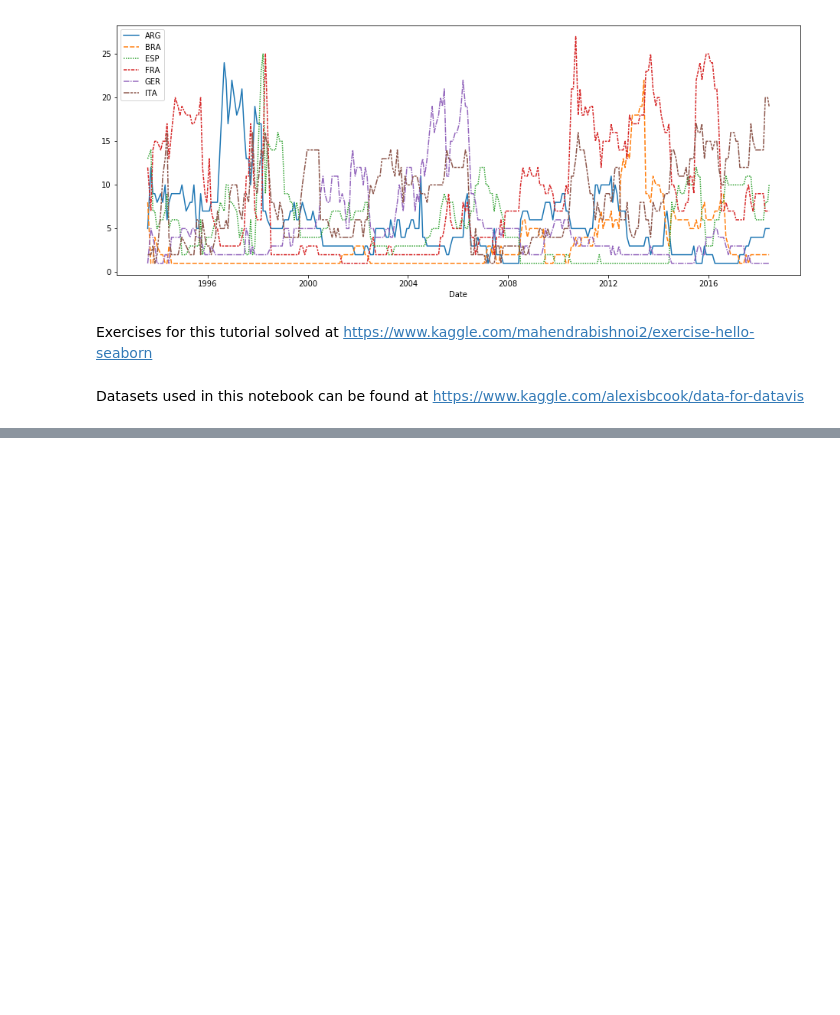
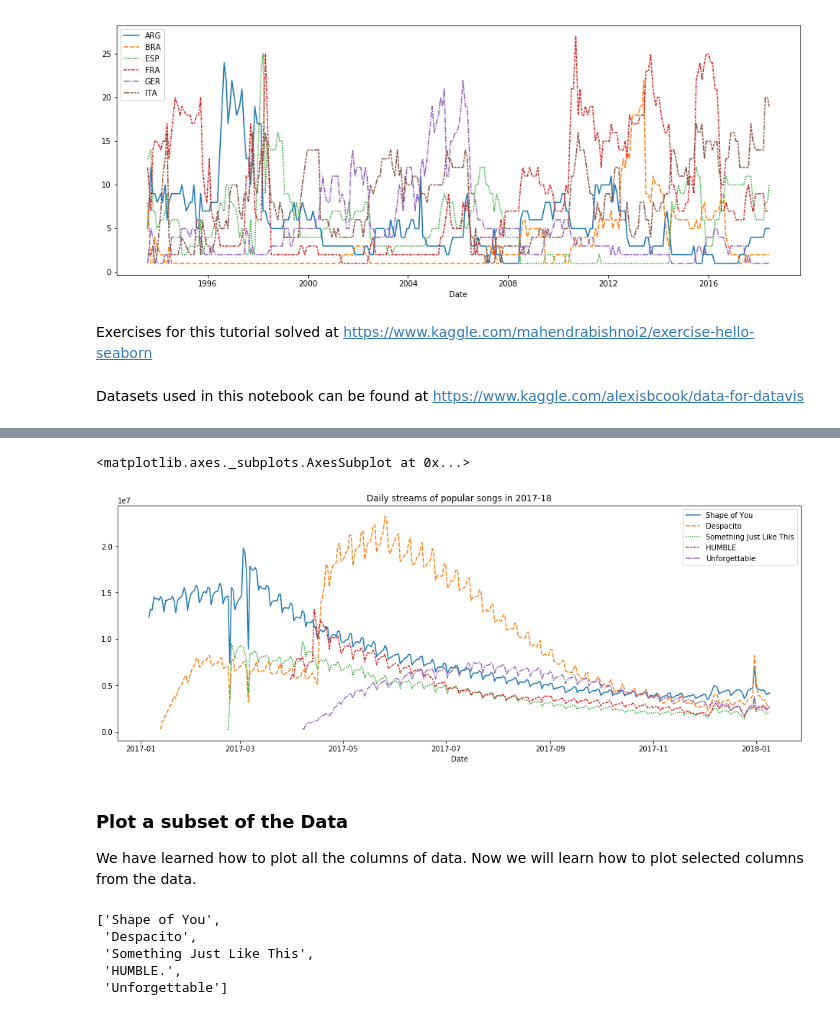
Before and after one commit to ShreyasJothish/datasciencestudygroup, a Jupyter notebook: MahendraBishnoi/02_Data_Visualization_From_Non_Coder_to_Coder.ipynb, the cells around one changed output, grey strips where cells are left out. Cells and saved outputs as stored; diff of their text form; code cells hidden in the pictures; blank space fills up the shorter version.

```diff
--- a/MahendraBishnoi/02_Data_Visualization_From_Non_Coder_to_Coder.ipynb
+++ b/MahendraBishnoi/02_Data_Visualization_From_Non_Coder_to_Coder.ipynb
@@ -55,0 +121,26 @@ Datasets used in this notebook can be found at https://www.kaggle.com/alexisbcoo
+# %%
+# We can specify some additional values such as size of figure
+
+# Specify figure size
+plt.figure(figsize=(17, 6))
+
+# Add a title to the figure
+plt.title("Daily streams of popular songs in 2017-18")
+
+# Create line chart
+sns.lineplot(data = spotify_data)
+# %% [output]
+<matplotlib.axes._subplots.AxesSubplot at 0x...>
+[figure, added]
+# %% [markdown]
+### Plot a subset of the Data
+We have learned how to plot all the columns of data. Now we will learn how to plot selected columns from the data.
+# %%
+# create a list of all columns
+list(spotify_data.columns)
+# %% [output]
+['Shape of You',
+ 'Despacito',
+ 'Something Just Like This',
+ 'HUMBLE.',
+ 'Unforgettable']
```
Also changed, not shown: parts of 14 cells of this notebook.
